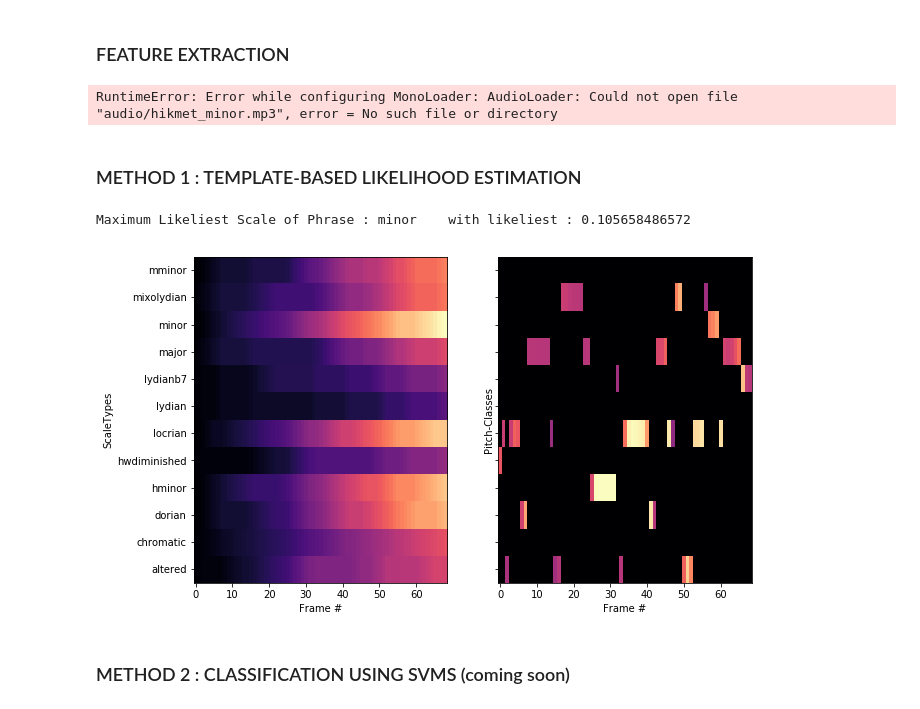
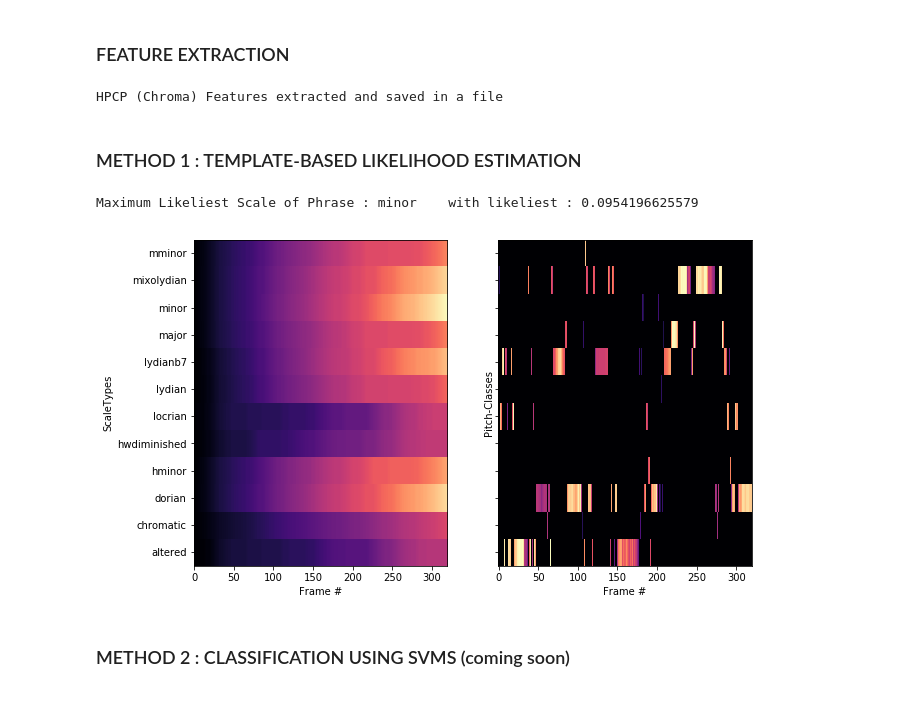
Before and after one commit to emirdemirel/Chord-ScaleDetection, a Jupyter notebook: Chord-Scale_Detection_PART1.ipynb, the cells around one changed output. Cells and saved outputs as stored; diff of their text form; code cells hidden in the pictures.

```diff
--- a/Chord-Scale_Detection_PART1.ipynb
+++ b/Chord-Scale_Detection_PART1.ipynb
@@ -47,7 +47,7 @@ scaleTypes = []
 TotalDuration = []
 for sound in results_pager:
 
-    SOUND_NAME = sound.name
+    SOUND_NAME = sound.name.split('.')[0]
     TotalDuration.append(sound.duration)
     sound.retrieve_preview(audioDir,SOUND_NAME+".mp3")
 
@@ -116,7 +116,7 @@ with open(os.path.join('data','HPCPFeaturesExtracted_ChordScaleDataset.pkl') , '
 #Let's clear data and re-read it
 print('HPCP (Chroma) Features extracted and saved in a file')
 # %% [output]
-RuntimeError: Error while configuring MonoLoader: AudioLoader: Could not open file "audio/hikmet_minor.mp3", error = No such file or directory
+HPCP (Chroma) Features extracted and saved in a file
 # %% [markdown]
 ### METHOD 1 : TEMPLATE-BASED LIKELIHOOD ESTIMATION
 # %%
@@ -141,25 +141,25 @@ ScaleTemplates['chromatic'] = {'scaleArray':[1,1,1,1,1,1,1,1,1,1,1,1]}
 # %%
 ### NOW, LET'S LOAD THE FEATURE DATA WE OBTAINED IN THE PREVIOUS STEPmaxlikelihood2
 
 FEATUREDATA = os.path.join('data','HPCPFeaturesExtracted_ChordScaleDataset.pkl')
 with open(FEATUREDATA , 'rb') as f:
     dataDictionary = pickle.load(f)
 
 ### CHOOSE THE SOUND
 
-SAMPLESOUND = 'toprak_minor'
+SAMPLESOUND = 'hikmet_phrygian'
 
 ### CHOOSE THE AUDIO SEGMENT FOR ANALYSIS
 
 NUMSegment = 3
 
 ### and THE CHORD-SCALE ESTIMATION METHOD; 1 - Multiplicative, 2 - Additive
 
 LikelihoodMethod = 2
 
 VisualizeChromaANDScaleLikelihoods(FEATUREDATA,SAMPLESOUND,NUMSegment,ScaleTemplates,LikelihoodMethod)
 # %% [output]
-Maximum Likeliest Scale of Phrase : minor    with likeliest : 0.105658486572
+Maximum Likeliest Scale of Phrase : minor    with likeliest : 0.0954196625579
-[figure, old version]
+[figure, new version]
 # %% [markdown]
 ### METHOD 2 : CLASSIFICATION USING SVMS (coming soon)
```
Also changed, not shown: parts of 5 cells of this notebook.
